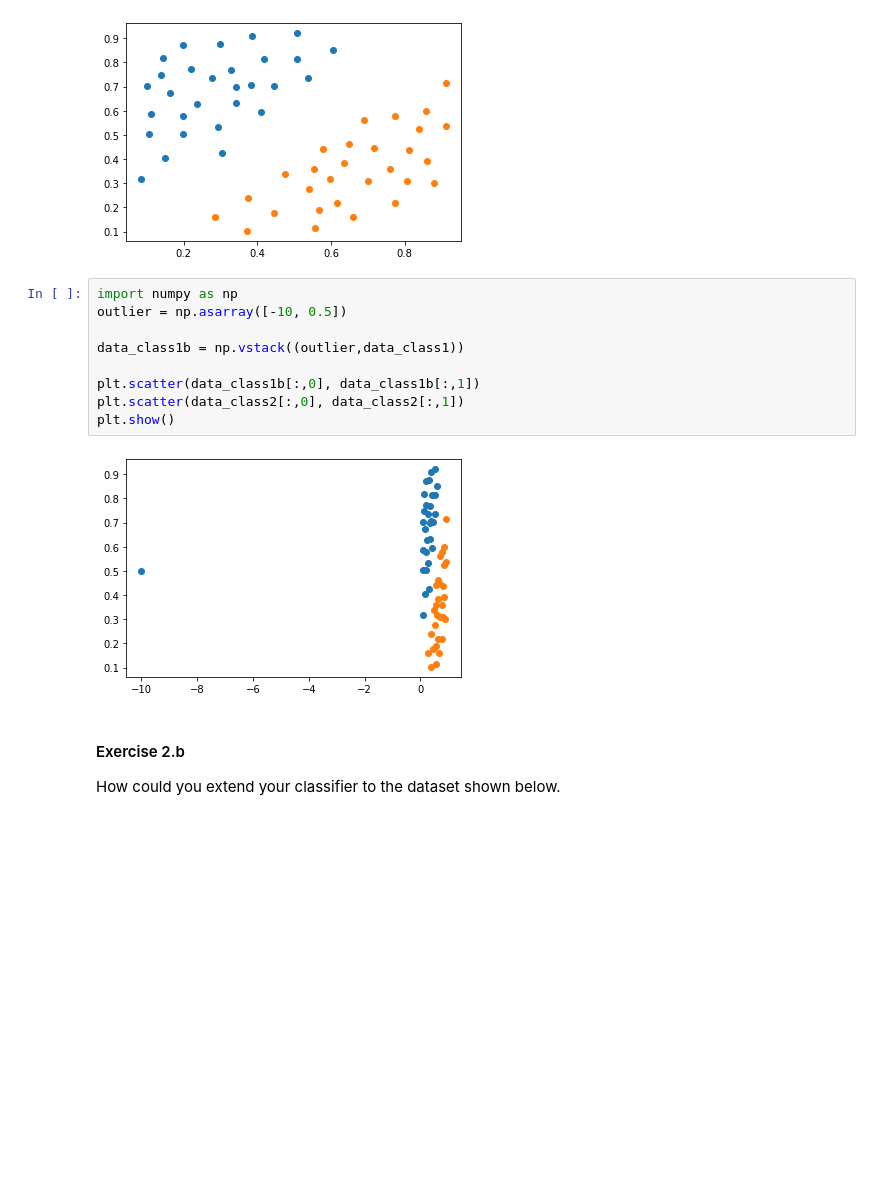
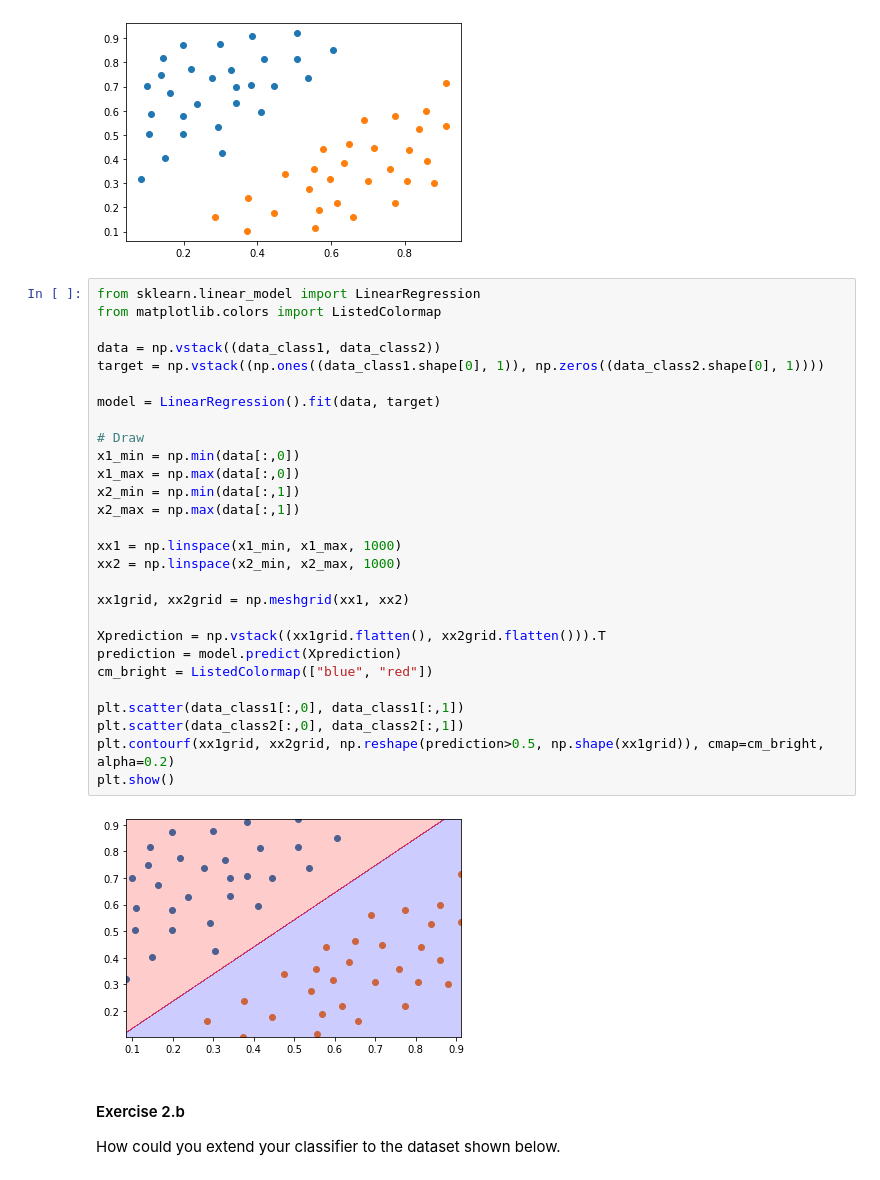
Before and after one commit to GavinJin0501/Introduction2MLSpring2022, a Jupyter notebook: Week3/recitationWeek3.ipynb, the cells around one changed output. Cells and saved outputs as stored; diff of their text form; blank space fills up the shorter version.

```diff
--- a/Week3/recitationWeek3.ipynb
+++ b/Week3/recitationWeek3.ipynb
@@ -80,17 +80,36 @@ plt.scatter(data_class2[:,0], data_class2[:,1])
 plt.show()
 # %% [output]
 [figure]
-# %%
-import numpy as np
-outlier = np.asarray([-10, 0.5])
-
-data_class1b = np.vstack((outlier,data_class1))
-
-plt.scatter(data_class1b[:,0], data_class1b[:,1])
-plt.scatter(data_class2[:,0], data_class2[:,1])
-plt.show()
-# %% [output]
-[figure, removed]
+# %%
+from sklearn.linear_model import LinearRegression
+from matplotlib.colors import ListedColormap
+
+data = np.vstack((data_class1, data_class2))
+target = np.vstack((np.ones((data_class1.shape[0], 1)), np.zeros((data_class2.shape[0], 1))))
+
+model = LinearRegression().fit(data, target)
+
+# Draw
+x1_min = np.min(data[:,0])
+x1_max = np.max(data[:,0])
+x2_min = np.min(data[:,1])
+x2_max = np.max(data[:,1])
+
+xx1 = np.linspace(x1_min, x1_max, 1000)
+xx2 = np.linspace(x2_min, x2_max, 1000)
+
+xx1grid, xx2grid = np.meshgrid(xx1, xx2)
+
+Xprediction = np.vstack((xx1grid.flatten(), xx2grid.flatten())).T
+prediction = model.predict(Xprediction)
+cm_bright = ListedColormap(["blue", "red"])
+
+plt.scatter(data_class1[:,0], data_class1[:,1])
+plt.scatter(data_class2[:,0], data_class2[:,1])
+plt.contourf(xx1grid, xx2grid, np.reshape(prediction>0.5, np.shape(xx1grid)), cmap=cm_bright, alpha=0.2)
+plt.show()
+# %% [output]
+[figure, added]
 # %% [markdown]
 #### Exercise 2.b
 
```
Also changed, not shown: parts of 5 cells of this notebook, 5 other files.
